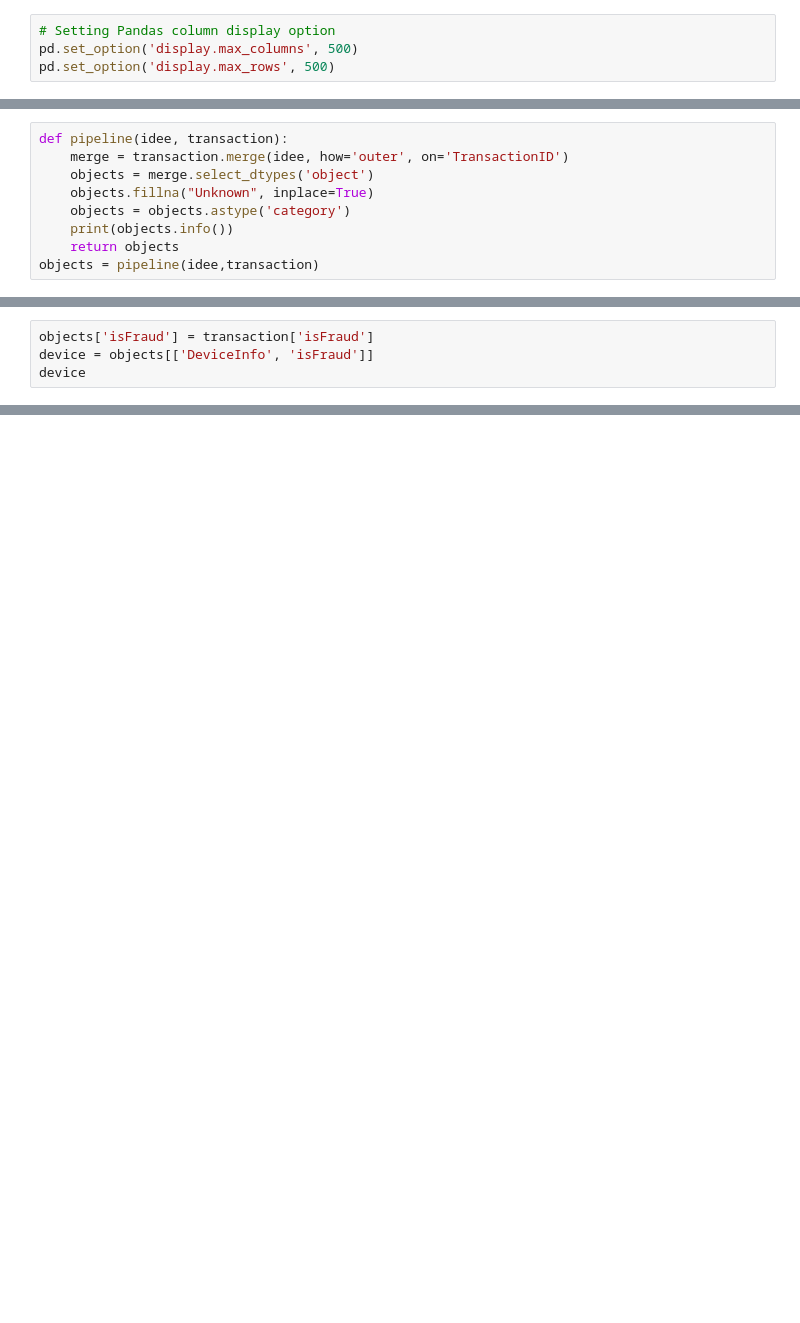
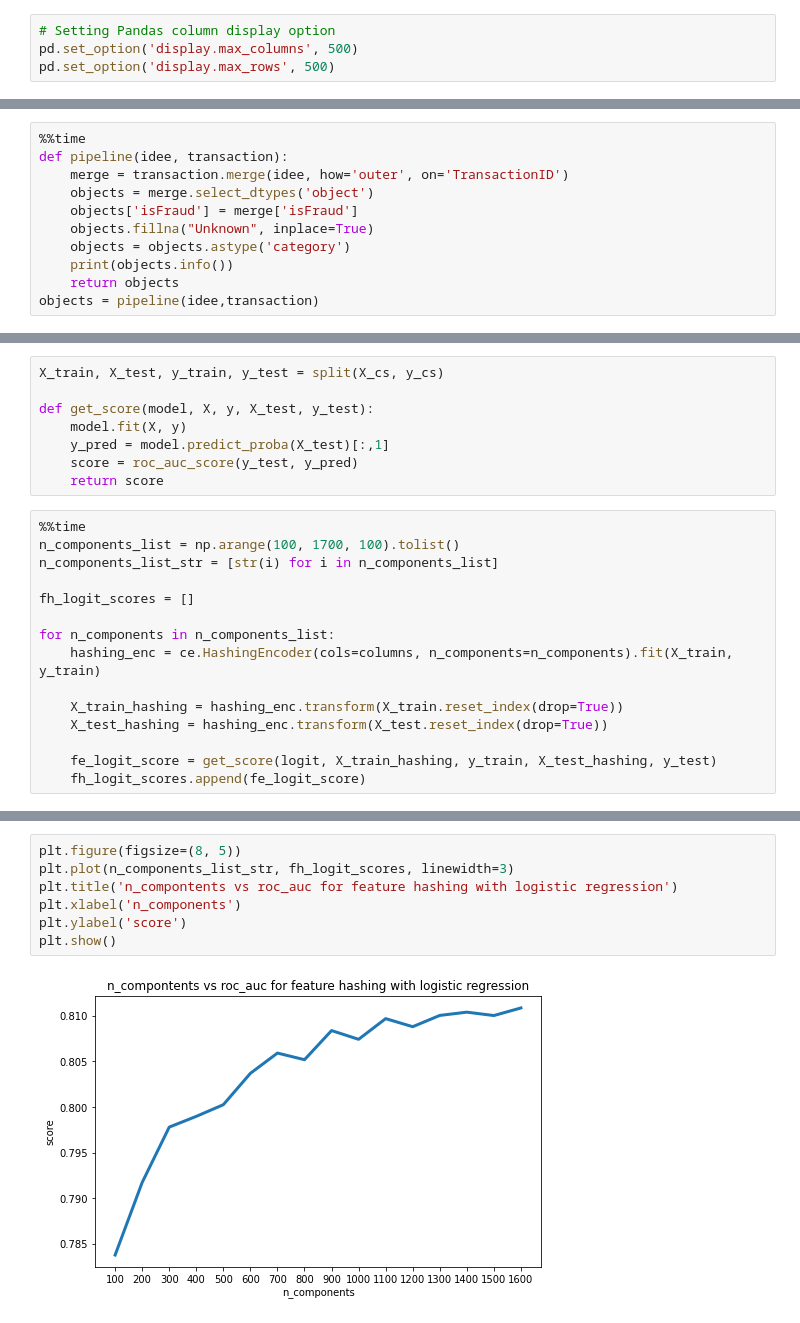
Before and after one commit to Andhros/fraud_detection, a Jupyter notebook: EDA_category.ipynb, the cells around one changed output, grey strips where cells are left out. Saved outputs shown, nothing was run; the diff lists cells and outputs as text; blank space fills up the shorter version.

Commit message:
Evaluating ROC x number of hashed Columns

```diff
--- a/EDA_category.ipynb
+++ b/EDA_category.ipynb
@@ -24,7 +29,9 @@ transaction = pd.read_csv('train_transaction.csv')
 # %%
+%%time
 def pipeline(idee, transaction):
     merge = transaction.merge(idee, how='outer', on='TransactionID')
     objects = merge.select_dtypes('object')
+    objects['isFraud'] = merge['isFraud']
     objects.fillna("Unknown", inplace=True)
     objects = objects.astype('category')
     print(objects.info())
@@ -74,4 +80,0 @@ objects_value_counts_df.tail(1700)
-# %%
-objects['isFraud'] = transaction['isFraud']
-device = objects[['DeviceInfo', 'isFraud']]
-device
@@ -133,0 +109,23 @@ lasso_fit(X_ad, y_ad)
+# %%
+X_train, X_test, y_train, y_test = split(X_cs, y_cs)
+
+def get_score(model, X, y, X_test, y_test):
+    model.fit(X, y)
+    y_pred = model.predict_proba(X_test)[:,1]
+    score = roc_auc_score(y_test, y_pred)
+    return score
+# %%
+%%time
+n_components_list = np.arange(100, 1700, 100).tolist()
+n_components_list_str = [str(i) for i in n_components_list]
+
+fh_logit_scores = []
+
+for n_components in n_components_list:
+    hashing_enc = ce.HashingEncoder(cols=columns, n_components=n_components).fit(X_train, y_train)
+
+    X_train_hashing = hashing_enc.transform(X_train.reset_index(drop=True))
+    X_test_hashing = hashing_enc.transform(X_test.reset_index(drop=True))
+
+    fe_logit_score = get_score(logit, X_train_hashing, y_train, X_test_hashing, y_test)
+    fh_logit_scores.append(fe_logit_score)
@@ -133,0 +134,9 @@ lasso_fit(X_ad, y_ad)
+# %%
+plt.figure(figsize=(8, 5))
+plt.plot(n_components_list_str, fh_logit_scores, linewidth=3)
+plt.title('n_compontents vs roc_auc for feature hashing with logistic regression')
+plt.xlabel('n_components')
+plt.ylabel('score')
+plt.show()
+# %% [output]
+[figure, added]
```
Also changed, not shown: parts of 10 cells of this notebook.
